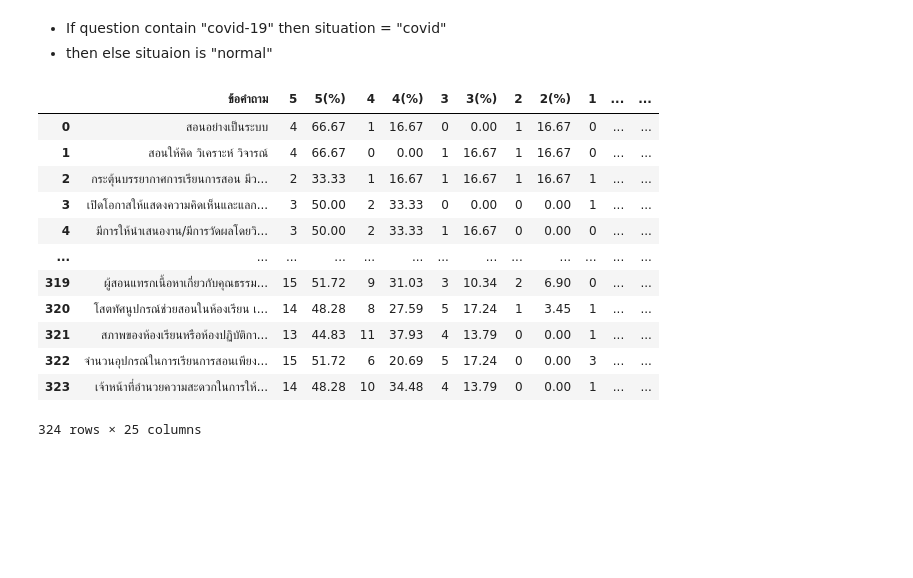
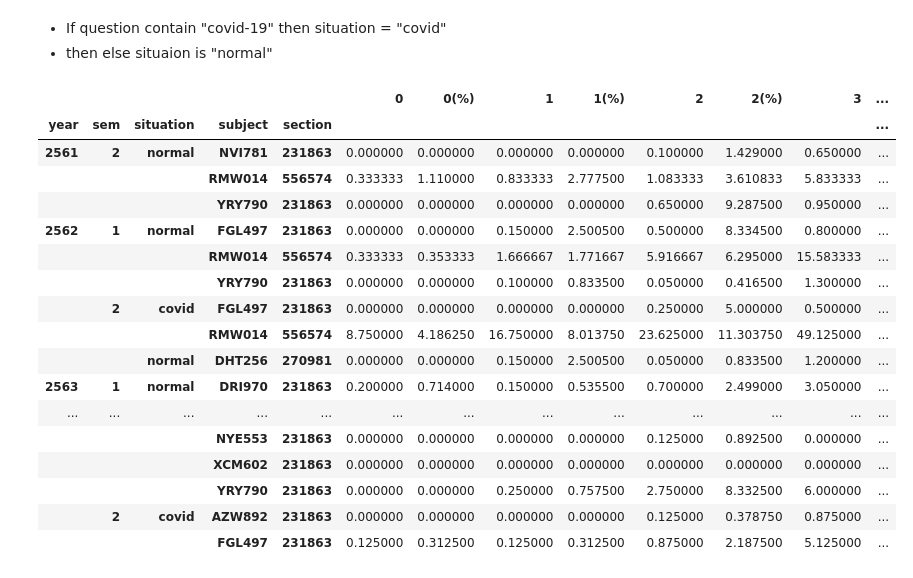
Before and after one commit to sunwasan/DSI200, a Jupyter notebook: dataframe.ipynb, the cells around one changed output. Cells and saved outputs as stored; diff of their text form; code cells hidden in the pictures; blank space fills up the shorter version.

```diff
--- a/dataframe.ipynb
+++ b/dataframe.ipynb
@@ -144,27 +144,33 @@ result
 # %%
 result["class"] = result["semester"] + "|" + result["subject"] + "|" + result["section"]
 
 covid = result[result["ข้อคำถาม"].str.contains("COVID-19")]
 covid["situation"] = "covid"
+covid = covid.filter(['class', 'situation'])
+covid.drop_duplicates(inplace= True)
 
-covid = covid.loc[:, df.columns.intersection(['class','situation'])]
-covid.drop_duplicates(inplace= True)
 df = pd.merge(result,covid,on="class" , how="outer")
 df["situation"].fillna("normal" , inplace=True)
 df.rename(columns={"X-Bar" : "x_bar"},inplace= True)
 
-df
+#display
+df.pivot_table(index=["year","sem","situation","subject","section"])
 # %% [output]
-|  | ข้อคำถาม | 5 | 5(%) | 4 | 4(%) | 3 | 3(%) | 2 | 2(%) | 1 | ... | ... |
-| 0 | สอนอย่างเป็นระบบ | 4 | 66.67 | 1 | 16.67 | 0 | 0.00 | 1 | 16.67 | 0 | ... | ... |
-| 1 | สอนให้คิด วิเคราะห์ วิจารณ์ | 4 | 66.67 | 0 | 0.00 | 1 | 16.67 | 1 | 16.67 | 0 | ... | ... |
-| 2 | กระตุ้นบรรยากาศการเรียนการสอน มีว... | 2 | 33.33 | 1 | 16.67 | 1 | 16.67 | 1 | 16.67 | 1 | ... | ... |
-| 3 | เปิดโอกาสให้แสดงความคิดเห็นและแลก... | 3 | 50.00 | 2 | 33.33 | 0 | 0.00 | 0 | 0.00 | 1 | ... | ... |
-| 4 | มีการให้นำเสนองาน/มีการวัดผลโดยวิ... | 3 | 50.00 | 2 | 33.33 | 1 | 16.67 | 0 | 0.00 | 0 | ... | ... |
+|  |  |  |  |  | 0 | 0(%) | 1 | 1(%) | 2 | 2(%) | 3 | ... |
+| year | sem | situation | subject | section |  |  |  |  |  |  |  | ... |
+| 2561 | 2 | normal | NVI781 | 231863 | 0.000000 | 0.000000 | 0.000000 | 0.000000 | 0.100000 | 1.429000 | 0.650000 | ... |
+|  |  |  | RMW014 | 556574 | 0.333333 | 1.110000 | 0.833333 | 2.777500 | 1.083333 | 3.610833 | 5.833333 | ... |
+|  |  |  | YRY790 | 231863 | 0.000000 | 0.000000 | 0.000000 | 0.000000 | 0.650000 | 9.287500 | 0.950000 | ... |
+| 2562 | 1 | normal | FGL497 | 231863 | 0.000000 | 0.000000 | 0.150000 | 2.500500 | 0.500000 | 8.334500 | 0.800000 | ... |
+|  |  |  | RMW014 | 556574 | 0.333333 | 0.353333 | 1.666667 | 1.771667 | 5.916667 | 6.295000 | 15.583333 | ... |
+|  |  |  | YRY790 | 231863 | 0.000000 | 0.000000 | 0.100000 | 0.833500 | 0.050000 | 0.416500 | 1.300000 | ... |
+|  | 2 | covid | FGL497 | 231863 | 0.000000 | 0.000000 | 0.000000 | 0.000000 | 0.250000 | 5.000000 | 0.500000 | ... |
+|  |  |  | RMW014 | 556574 | 8.750000 | 4.186250 | 16.750000 | 8.013750 | 23.625000 | 11.303750 | 49.125000 | ... |
+|  |  | normal | DHT256 | 270981 | 0.000000 | 0.000000 | 0.150000 | 2.500500 | 0.050000 | 0.833500 | 1.200000 | ... |
+| 2563 | 1 | normal | DRI970 | 231863 | 0.200000 | 0.714000 | 0.150000 | 0.535500 | 0.700000 | 2.499000 | 3.050000 | ... |
 | ... | ... | ... | ... | ... | ... | ... | ... | ... | ... | ... | ... | ... |
-| 319 | ผู้สอนแทรกเนื้อหาเกี่ยวกับคุณธรรม... | 15 | 51.72 | 9 | 31.03 | 3 | 10.34 | 2 | 6.90 | 0 | ... | ... |
-| 320 | โสตทัศนูปกรณ์ช่วยสอนในห้องเรียน เ... | 14 | 48.28 | 8 | 27.59 | 5 | 17.24 | 1 | 3.45 | 1 | ... | ... |
-| 321 | สภาพของห้องเรียนหรือห้องปฏิบัติกา... | 13 | 44.83 | 11 | 37.93 | 4 | 13.79 | 0 | 0.00 | 1 | ... | ... |
-| 322 | จำนวนอุปกรณ์ในการเรียนการสอนเพียง... | 15 | 51.72 | 6 | 20.69 | 5 | 17.24 | 0 | 0.00 | 3 | ... | ... |
-| 323 | เจ้าหน้าที่อำนวยความสะดวกในการให้... | 14 | 48.28 | 10 | 34.48 | 4 | 13.79 | 0 | 0.00 | 1 | ... | ... |
+|  |  |  | NYE553 | 231863 | 0.000000 | 0.000000 | 0.000000 | 0.000000 | 0.125000 | 0.892500 | 0.000000 | ... |
+|  |  |  | XCM602 | 231863 | 0.000000 | 0.000000 | 0.000000 | 0.000000 | 0.000000 | 0.000000 | 0.000000 | ... |
+|  |  |  | YRY790 | 231863 | 0.000000 | 0.000000 | 0.250000 | 0.757500 | 2.750000 | 8.332500 | 6.000000 | ... |
+|  | 2 | covid | AZW892 | 231863 | 0.000000 | 0.000000 | 0.000000 | 0.000000 | 0.125000 | 0.378750 | 0.875000 | ... |
+|  |  |  | FGL497 | 231863 | 0.125000 | 0.312500 | 0.125000 | 0.312500 | 0.875000 | 2.187500 | 5.125000 | ... |
-324 rows × 25 columns
```
